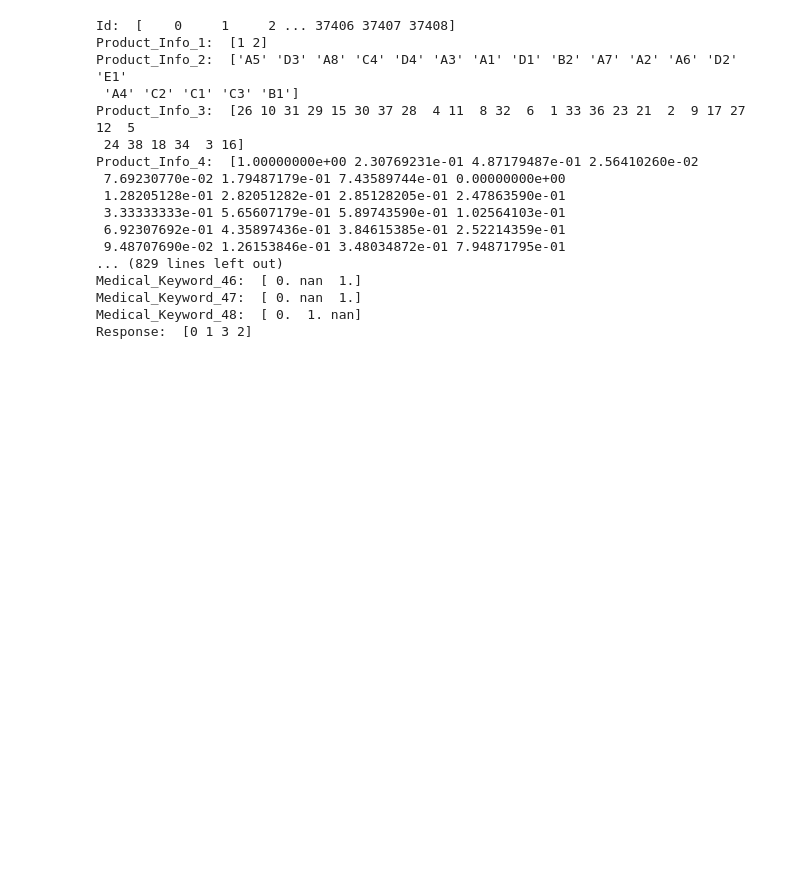
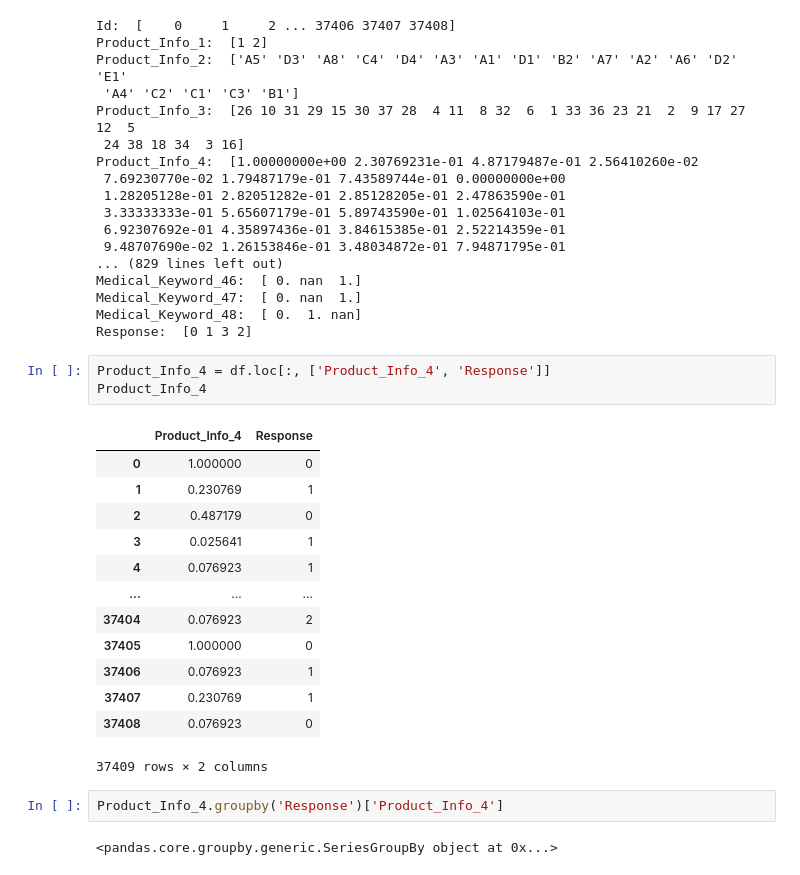
Before and after one commit to zhhangBian/DataMining-project1, a Jupyter notebook: solution.ipynb, the cells around one changed output. Saved outputs shown, nothing was run; the diff lists cells and outputs as text; blank space fills up the shorter version.

```diff
--- a/solution.ipynb
+++ b/solution.ipynb
@@ -25,3 +33,24 @@ Medical_Keyword_46:  [ 0. nan  1.]
 Medical_Keyword_47:  [ 0. nan  1.]
 Medical_Keyword_48:  [ 0.  1. nan]
 Response:  [0 1 3 2]
+# %%
+Product_Info_4 = df.loc[:, ['Product_Info_4', 'Response']]
+Product_Info_4
+# %% [output]
+|  | Product_Info_4 | Response |
+| 0 | 1.000000 | 0 |
+| 1 | 0.230769 | 1 |
+| 2 | 0.487179 | 0 |
+| 3 | 0.025641 | 1 |
+| 4 | 0.076923 | 1 |
+| ... | ... | ... |
+| 37404 | 0.076923 | 2 |
+| 37405 | 1.000000 | 0 |
+| 37406 | 0.076923 | 1 |
+| 37407 | 0.230769 | 1 |
+| 37408 | 0.076923 | 0 |
+37409 rows × 2 columns
+# %%
+Product_Info_4.groupby('Response')['Product_Info_4']
+# %% [output]
+<pandas.core.groupby.generic.SeriesGroupBy object at 0x...>
```
Also changed, not shown: parts of 5 cells of this notebook, 1 other file.
